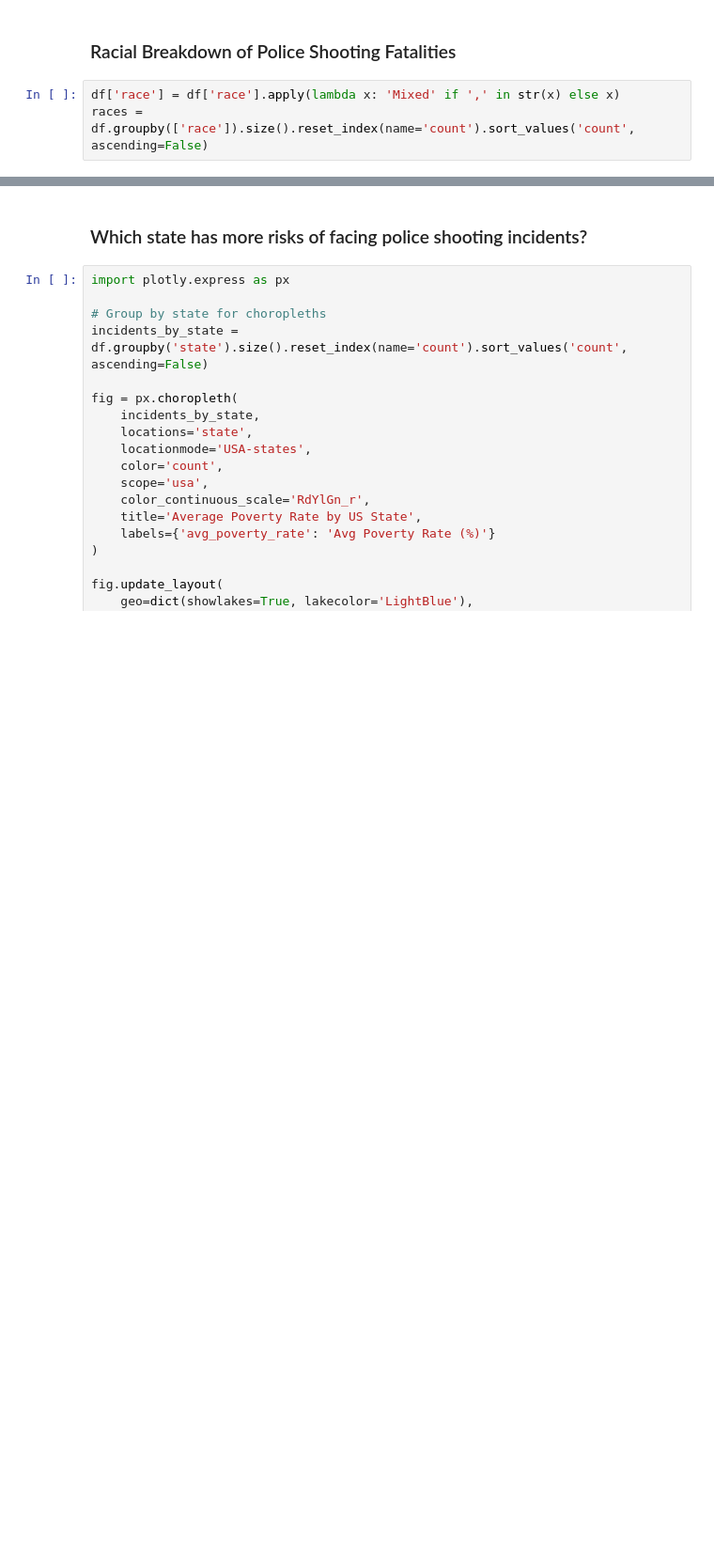
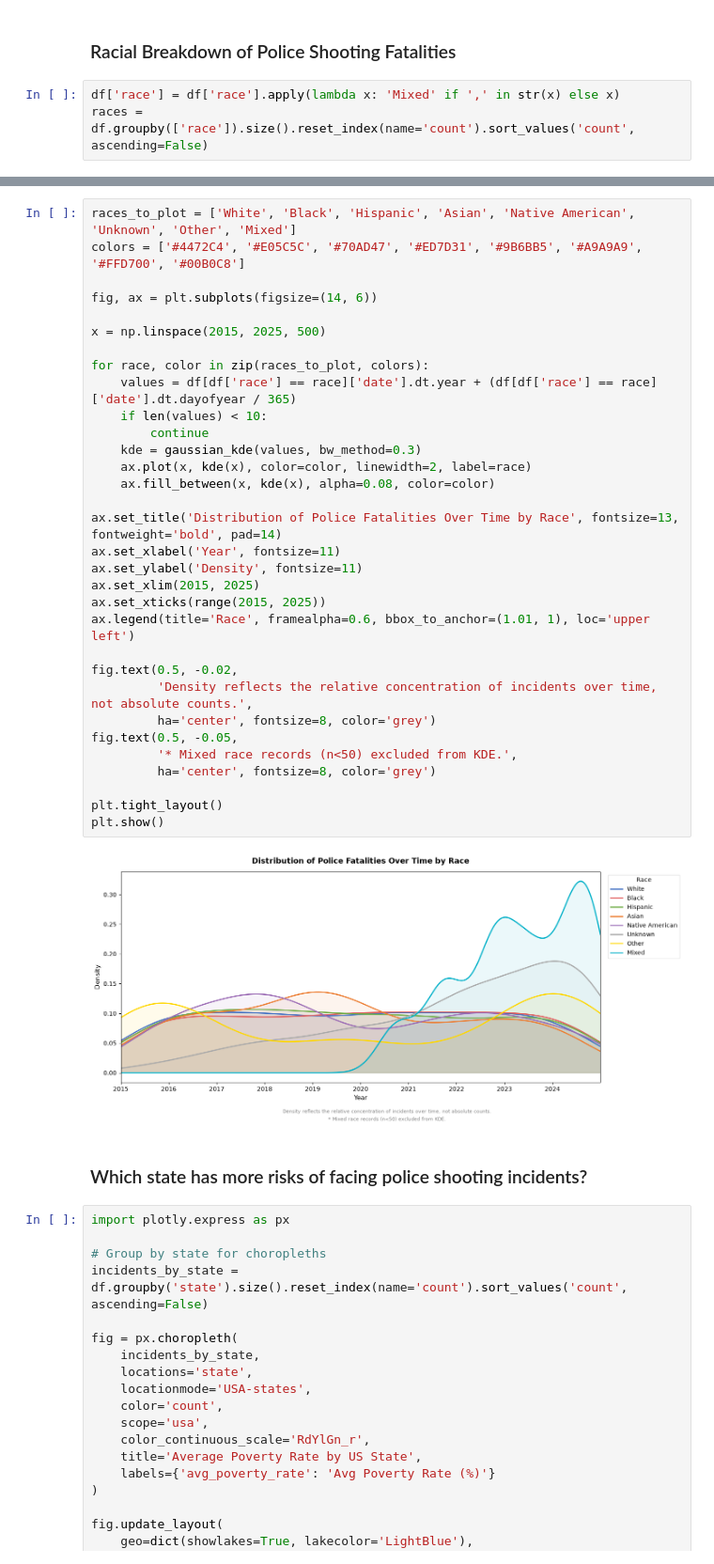
Before and after one commit to LegradiK/us_police_incidents_analysis, a Jupyter notebook: 2015_2024_us_police_shooting_report_analysis.ipynb, the cells around one changed output, grey strips where cells are left out. Shown at 94% size. Saved outputs shown, nothing was run; the diff lists cells and outputs as text; blank space fills up the shorter version.

```diff
--- a/2015_2024_us_police_shooting_report_analysis.ipynb
+++ b/2015_2024_us_police_shooting_report_analysis.ipynb
@@ -402,3 +448,37 @@ plt.show()
+# %%
+races_to_plot = ['White', 'Black', 'Hispanic', 'Asian', 'Native American', 'Unknown', 'Other', 'Mixed']
+colors = ['#4472C4', '#E05C5C', '#70AD47', '#ED7D31', '#9B6BB5', '#A9A9A9', '#FFD700', '#00B0C8']
+
+fig, ax = plt.subplots(figsize=(14, 6))
+
+x = np.linspace(2015, 2025, 500)
+
+for race, color in zip(races_to_plot, colors):
+    values = df[df['race'] == race]['date'].dt.year + (df[df['race'] == race]['date'].dt.dayofyear / 365)
+    if len(values) < 10:
+        continue
+    kde = gaussian_kde(values, bw_method=0.3)
+    ax.plot(x, kde(x), color=color, linewidth=2, label=race)
+    ax.fill_between(x, kde(x), alpha=0.08, color=color)
+
+ax.set_title('Distribution of Police Fatalities Over Time by Race', fontsize=13, fontweight='bold', pad=14)
+ax.set_xlabel('Year', fontsize=11)
+ax.set_ylabel('Density', fontsize=11)
+ax.set_xlim(2015, 2025)
+ax.set_xticks(range(2015, 2025))
+ax.legend(title='Race', framealpha=0.6, bbox_to_anchor=(1.01, 1), loc='upper left')
+
+fig.text(0.5, -0.02,
+         'Density reflects the relative concentration of incidents over time, not absolute counts.',
+         ha='center', fontsize=8, color='grey')
+fig.text(0.5, -0.05,
+         '* Mixed race records (n<50) excluded from KDE.',
+         ha='center', fontsize=8, color='grey')
+
+plt.tight_layout()
+plt.show()
+# %% [output]
+[figure, added]
 # %% [markdown]
 ### Which state has more risks of facing police shooting incidents?
 # %%
```
Also changed, not shown: parts of 4 cells of this notebook.
